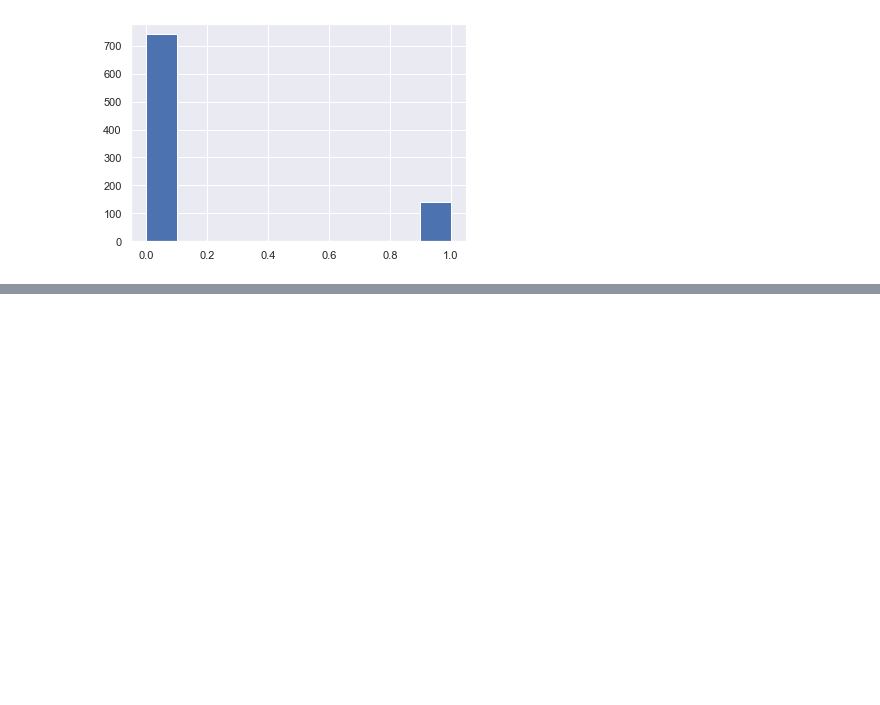
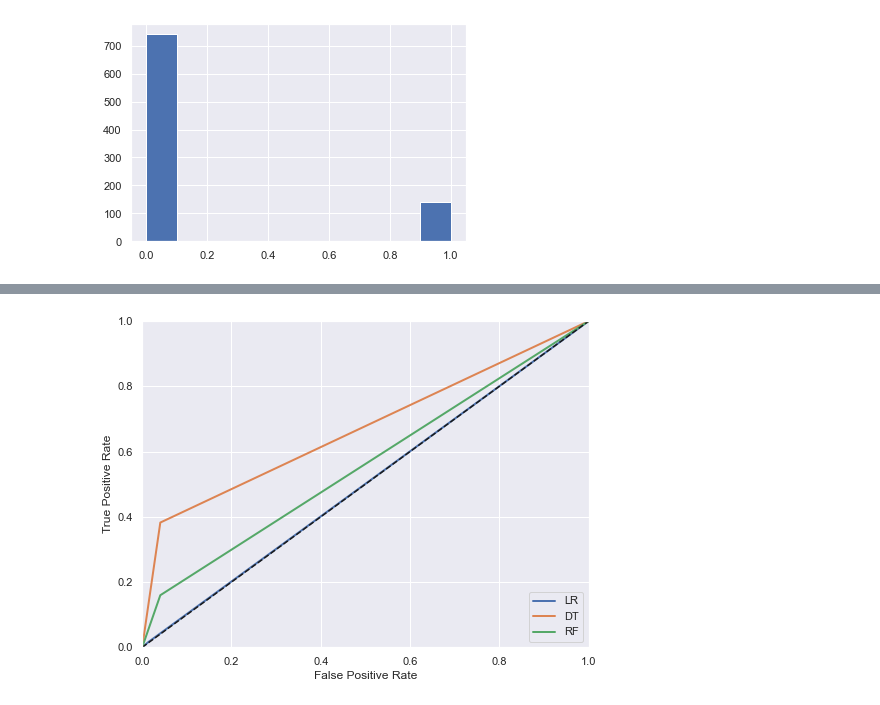
Before and after one commit to ramdaniAli/IA_PROJECT, a Jupyter notebook: project_test.ipynb, the cells around one changed output, grey strips where cells are left out. Saved outputs shown, nothing was run; the diff lists cells and outputs as text; code cells hidden in the pictures; blank space fills up the shorter version.

```diff
--- a/project_test.ipynb
+++ b/project_test.ipynb
@@ -777,0 +941,23 @@ Y_test.hist()
+# %%
+from sklearn.metrics import roc_curve
+
+
+fpr_lr, tpr_lr, thresholds_lr = roc_curve((Y_train == 1), Y_train_pred_lr)
+fpr_dt, tpr_dt, thresholds_dt = roc_curve((Y_train == 1), Y_train_pred_dt)
+fpr_lr, tpr_rf, thresholds_rf = roc_curve((Y_train == 1), Y_train_pred_rf)
+
+
+def plot_roc_curve(label=None):
+    plt.plot(fpr_lr, tpr_lr, linewidth=2, label="LR")
+    plt.plot(fpr_dt, tpr_dt, linewidth=2, label="DT")
+    plt.plot(fpr_dt, tpr_rf, linewidth=2, label="RF")
+    plt.plot([0, 1], [0, 1], 'k--')
+    plt.axis([0, 1, 0, 1])
+    plt.xlabel('False Positive Rate')
+    plt.ylabel('True Positive Rate')
+    plt.legend(loc="lower right")
+
+plt.figure(figsize=(8, 6))
+plot_roc_curve()
+# %% [output]
+[figure, added]
```
Also changed, not shown: parts of 20 cells of this notebook.
